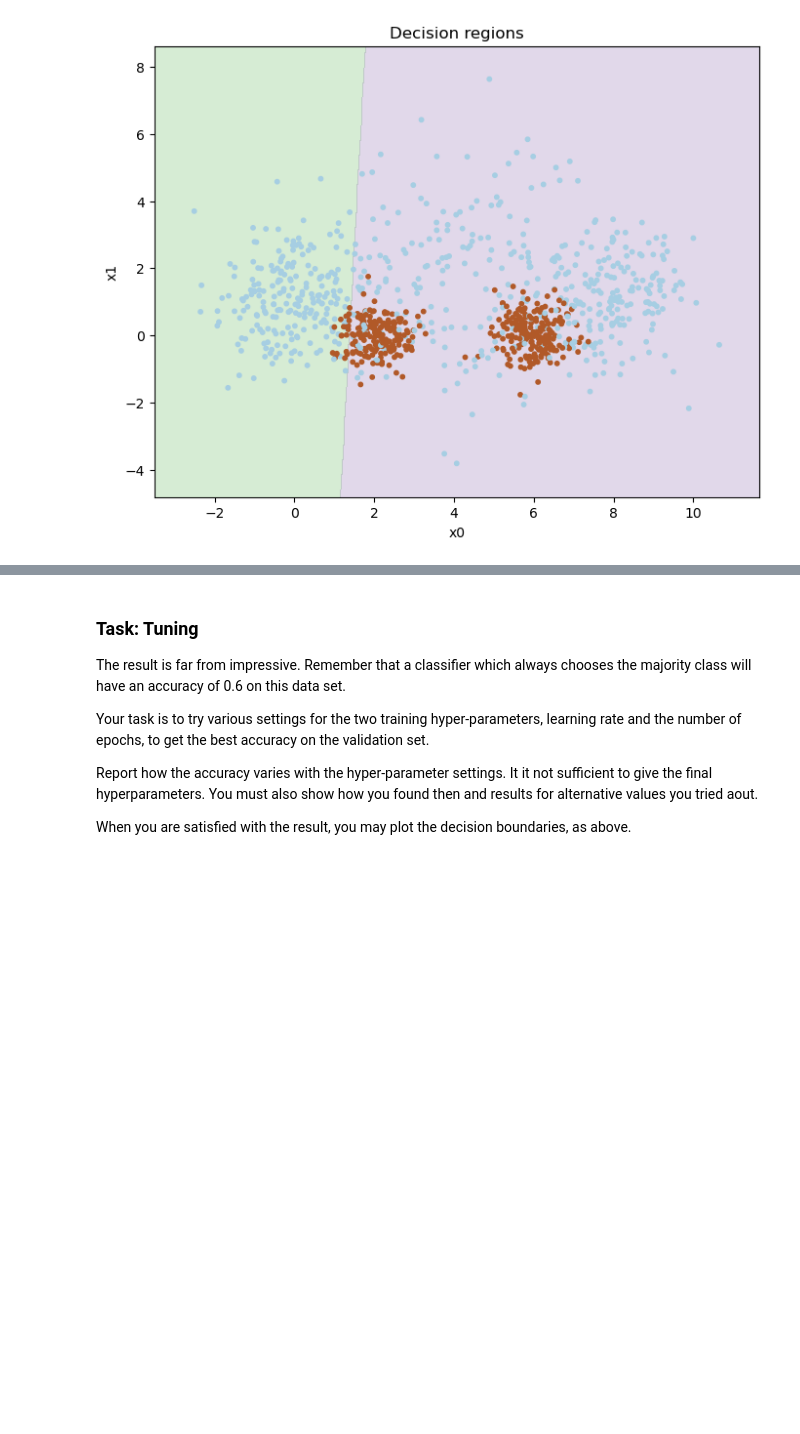
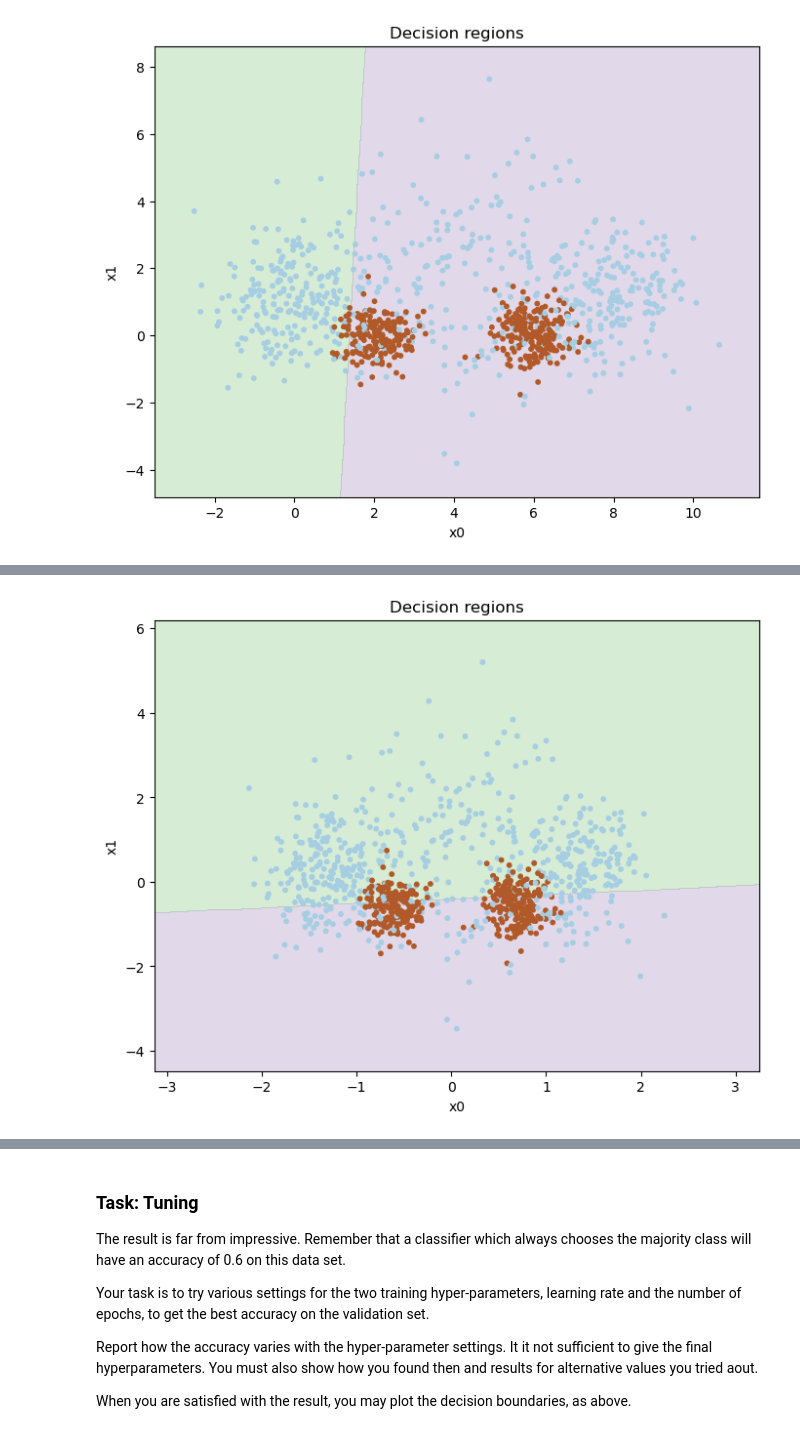
Before and after one commit to EliasTRuud/IN4050, a Jupyter notebook: Obligs/Assignment2/in4050_2024_assignment2.ipynb, the cells around one changed output, grey strips where cells are left out. Cells and saved outputs as stored; diff of their text form; code cells hidden in the pictures; blank space fills up the shorter version.

```diff
--- a/Obligs/Assignment2/in4050_2024_assignment2.ipynb
+++ b/Obligs/Assignment2/in4050_2024_assignment2.ipynb
@@ -202,3 +202,89 @@ def plot_decision_regions(X, t, clf=[], size=(8,6)):
 plot_decision_regions(X_train, t2_train, cl)
 # %% [output]
 [figure]
+# %%
+# Tuning - try various hyper parameters. Lr and epochs
+lr = np.logspace(-5, 1, 7)
+epochs = np.linspace(1, 10, 5).astype(int)
+
+
+cl = NumpyLinRegClass()
+acc_tab = np.zeros((len(lr), len(epochs)))
+best_acc = 0.0
+best_lr = 0
+best_epoch = 0
+
+for i, lr_ in enumerate(lr):
+    for j, epoch in enumerate(epochs):
+        #epoch = int(epoch)
+        cl.fit(X_train, t2_train, epochs=epoch, lr=lr_)
+        acc = accuracy(cl.predict(X_val), t2_val)
+        acc_tab[i, j] = acc
+
+        if acc > best_acc:
+            best_acc = acc
+            best_lr = lr_
+            best_epoch = epoch
+print(f"Best accuracy on the validation set: {best_acc} for epoch: {best_epoch} and lr: {best_lr}")
+
+# Visualized - see that no line does better than any. Meaning our data does not suit a linear classifier
+cl = NumpyLinRegClass()
+cl.fit(X_train, t2_train, epochs=best_epoch, lr=best_lr)
+plot_decision_regions(X_train, t2_train, cl)
+
+#print(f"x axis (epoch) : {epochs}")
+#print(f"y axis (lr) : {lr}")
+#print(acc_tab)
+
+#print("We see that when we do zero learning it performs best. Learning rate dont really matter except for higher epochs. \n \n ")
+
+
+
+# Scaling - standard scaler
+def scaler(X_train_, X_val_, X_test_):
+    # Scales data based on mean and std of training data
+    mean = X_train_.mean(axis=0)
+    std = X_train_.std(axis=0)
+
+    X_train_scale= (X_train_ - mean)/std
+    X_val_scale = (X_val_ - mean)/std
+    X_test_scale = (X_test_ - mean)/std
+    return X_train_scale, X_val_scale, X_test_scale
+
+
+X_train, X_val , X_test = scaler(X_train, X_val, X_test)
+
+
+cl = NumpyLinRegClass()
+acc_tab_scaled = np.zeros((len(lr), len(epochs)))
+best_acc = 0.0
+best_lr = 0
+best_epoch = 0
+
+for i, lr_ in enumerate(lr):
+    for j, epoch in enumerate(epochs):
+        #epoch = int(epoch)
+        cl.fit(X_train, t2_train, epochs=epoch, lr=lr_)
+        acc = accuracy(cl.predict(X_val), t2_val)
+        acc_tab_scaled[i, j] = acc
+
+        if acc > best_acc:
+            best_acc = acc
+            best_lr = lr_
+            best_epoch = epoch
+print(f"Best accuracy on the validation set: {best_acc} for epoch: {best_epoch} and lr: {best_lr}")
+
+# Visualized - see that no line does better than any. Meaning our data does not suit a linear classifier
+cl = NumpyLinRegClass()
+cl.fit(X_train, t2_train, epochs=best_epoch, lr=best_lr)
+plot_decision_regions(X_train, t2_train, cl)
+
+#print(f"x axis (epoch) : {epochs}")
+#print(f"y axis (lr) : {lr}")
+#print(acc_tab_scaled)
+
+
+# To see difference between scaled and non scaled
+#print("See that generalle scaled performs better by printing out difference in accuracy table")
+#print(acc_tab_scaled - acc_tab)
+# %% [output]
@@ -204,0 +298 @@ plot_decision_regions(X_train, t2_train, cl)
+[figure, added]
```
Also changed, not shown: parts of 2 cells of this notebook, 1 other file.
